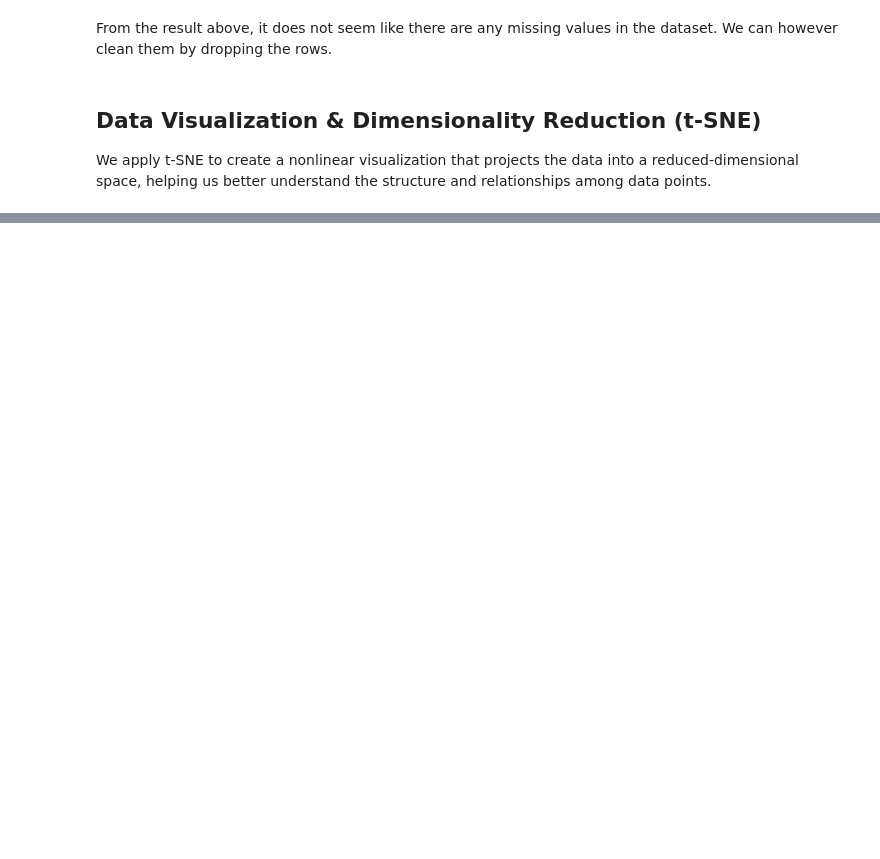
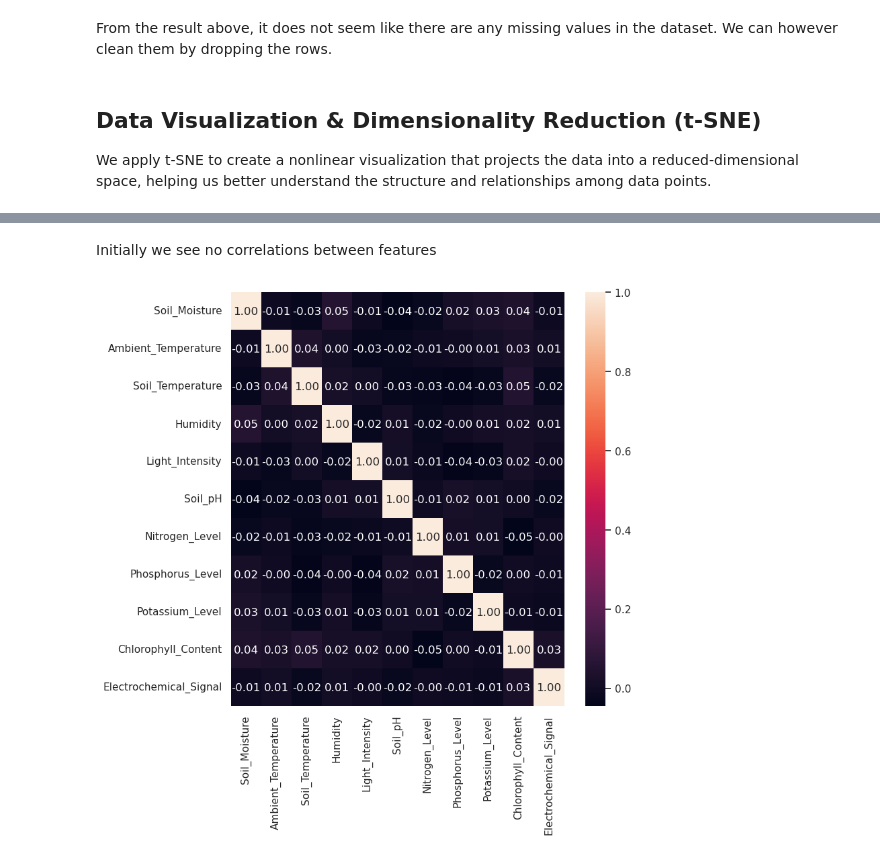
Before and after one commit to amenzies23/CMPT-459-Project, a Jupyter notebook: eda.ipynb, the cells around one changed output, grey strips where cells are left out. Saved outputs shown, nothing was run; the diff lists cells and outputs as text; code cells hidden in the pictures; blank space fills up the shorter version.

```diff
--- a/eda.ipynb
+++ b/eda.ipynb
@@ -27,34 +100,12 @@ data_clean = data.dropna()
+# %%
+def standardize(df, index = None):
+    x = StandardScaler().fit_transform(df)
+    return pd.DataFrame(data=x, columns=df.columns, index=index)
+# %%
+def extract_features(df):
+    return (df.pipe(set_types).pipe(get_features).pipe(standardize, df['Timestamp']))
+# %%
+X_scaled = extract_features(data)
 # %% [markdown]
 ## Data Visualization & Dimensionality Reduction (t-SNE)
 We apply t-SNE to create a nonlinear visualization that projects the data into a reduced-dimensional space, helping us better understand the structure and relationships among data points.
-# %%
-from sklearn.preprocessing import StandardScaler
-from sklearn.manifold import TSNE
-import seaborn as sns
-
-numeric_cols = data.select_dtypes(include="number").columns
-X = data[numeric_cols]
-
-# Standardize
-scaler = StandardScaler()
-X_scaled = scaler.fit_transform(X)
-
-# t-SNE
-tsne = TSNE(n_components=2, perplexity=30, max_iter=1000, random_state=42)
-X_tsne = tsne.fit_transform(X_scaled)
-data["TSNE1"], data["TSNE2"] = X_tsne[:, 0], X_tsne[:, 1]
-
-plt.figure(figsize=(8,6))
-sns.scatterplot(
-    data=data,
-    x="TSNE1",
-    y="TSNE2",
-    hue="Plant_Health_Status",
-    palette="deep",
-    s=80,
-    alpha=0.9
-)
-plt.title("t-SNE Projection of Plant Health Data")
-plt.legend(title="Health Status")
-plt.grid(True)
-plt.show()
@@ -62,0 +228,7 @@ plt.show()
+# %% [markdown]
+Initially we see no correlations between features
+# %%
+plt.figure(figsize = (8,8))
+matrix = sns.heatmap(X_scaled.corr(),annot=True,fmt=".2f")
+# %% [output]
+[figure, added]
```
Also changed, not shown: parts of 35 cells of this notebook, 3 other files.
